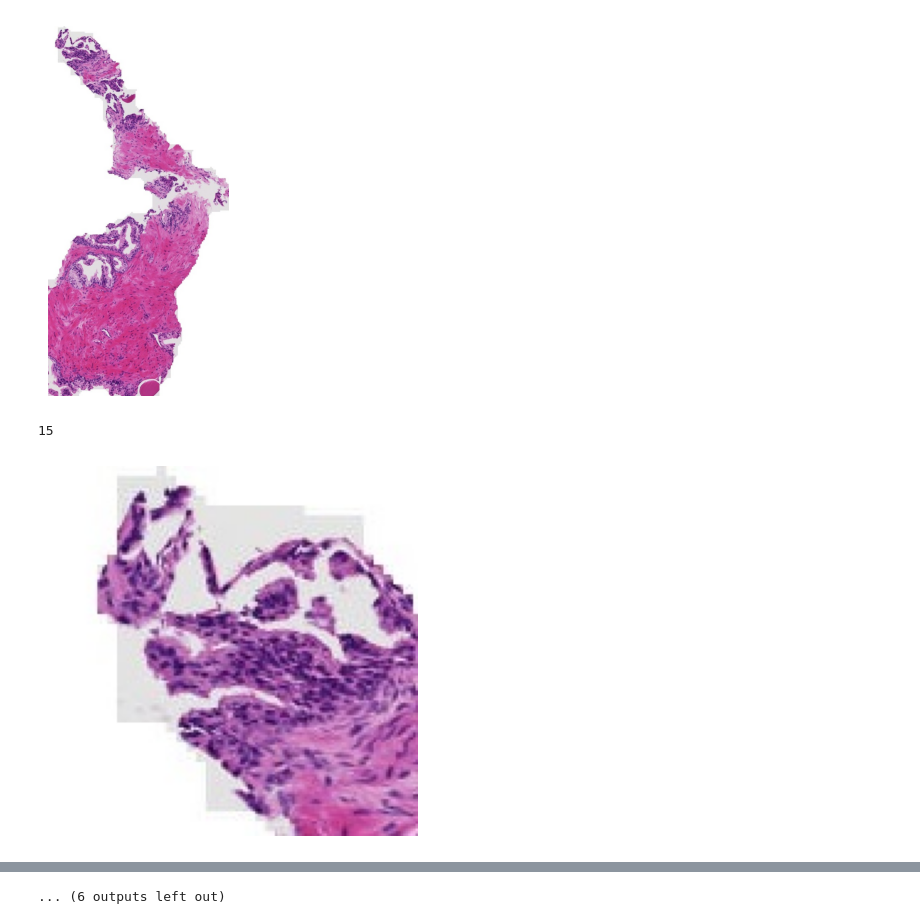
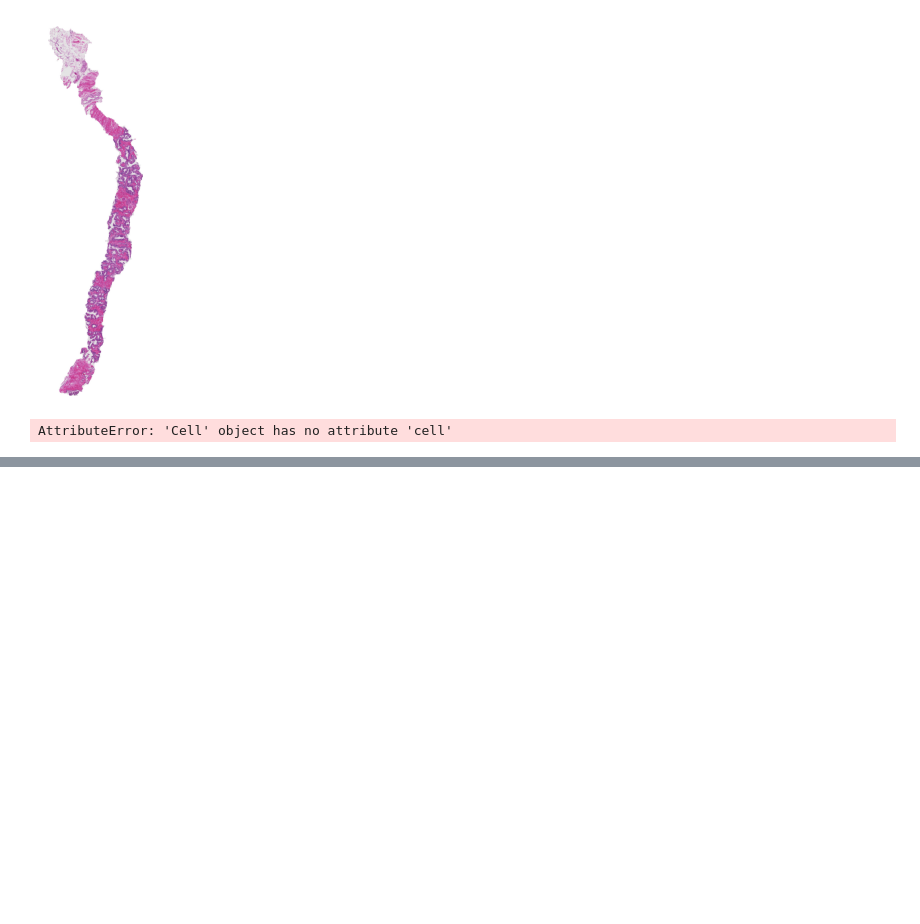
Before and after one commit to BraveCactus/Programing_4Semester, a Jupyter notebook: Computer_Vision/Homework_CV/homework_3/Task_3.ipynb, the cells around one changed output, grey strips where cells are left out. Drawn from its saved outputs; the diff is of its cells as text; code cells hidden in the pictures; blank space fills up the shorter version.

Commit message:
Add class Cell to Task_3

```diff
--- a/Computer_Vision/Homework_CV/homework_3/Task_3.ipynb
+++ b/Computer_Vision/Homework_CV/homework_3/Task_3.ipynb
@@ -4,6 +4,23 @@ import cv2
 import matplotlib.pyplot as plt
 
 %matplotlib inline
+
+#Че надо сделать?
+#1) Начать учитывать cells_number (сортировать ячейки по убыванию)
+#2) Красиво вывести полученные ячейки
+#3) Добавить эффективности поиску ячеек (см последний вывод)
+#4) При cell_size = 200 ломается программа
+#5) Изменить комментарии
+
+class Cell:
+    def __init__(self, x, y, cell_image, cancer_amount = 0):
+        self.x = x
+        self.y = y
+        self.cell_image = cell_image
+        self.cancer_amount = cancer_amount
+
+    def get_coordinates(self):
+        return self.x, self.y
 
 def sliding_windows(image, win_size, win_step):
     '''
@@ -20,24 +37,32 @@ def sliding_windows(image, win_size, win_step):
     for y in range(0, h - win_size + 1, win_size):
         for x in range(0, w - win_size + 1, win_step):
             win = image[y: y + win_size, x: x + win_size]
-            windows.append((x, y,win))
+            c = Cell(x, y, win)
+            windows.append(c)
 
     return windows
 
-def is_correct_cell(cell_image):
+def is_correct_cell(cell):
     '''
     Определяет стоит ли заносить данную ячейку в список тех, что нужно оставить
 
     :param сell_image: элемент списка скользящих окон
     :return: True если threshold часть ячейки заполнена раковыми образованиями, иначе - false
     '''
-    threshold = 0.2 #если такая часть ячейки заполнена раковой опухолью, то запоминаем ее
 
-    total_pixels = cell_image.size
+    h, w, _ = cell.cell_image.shape
 
-    non_white_sum = np.sum(cell_image < 255) #Считаем все не белые пиксели, если их больше чем threshold*total_pixels, то True
+    threshold = 0.9 #если такая часть ячейки заполнена раковой опухолью, то запоминаем ее
 
-    return non_white_sum > (total_pixels * threshold)
+    total_pixels = h * w
+
+    non_white_sum = np.sum(cell.cell_image < 255) #Считаем все не белые пиксели, если их больше чем threshold*total_pixels, то True
+
+    cancer_amount = non_white_sum / total_pixels
+
+    cell.cancer_amount = cancer_amount
+
+    return cell.cancer_amount > threshold, cell
 
 
 def get_cancer_cells(image, cell_size, cell_number):
@@ -54,53 +79,47 @@ def get_cancer_cells(image, cell_size, cell_number):
     n = 10
 
     cell_step = cell_size // n # вместо 10 можно вписать другое число
     cells_list = sliding_windows(image, cell_size, cell_step)
 
     i = 0
     while i != len(cells_list):
-        x, y, cell = cells_list[i]
-        if(is_correct_cell(cell)):
-            suitable_cells.append((x, y, cell))
+        c = cells_list[i]
+        is_correct, cell = is_correct_cell(c)
+        if(is_correct):
+            suitable_cells.append(cell)
+
             i += n
         else:
             i += 1
 
     return suitable_cells
 
 
+cell_size = 150
 
-
-matrix = np.array([[1, 2, 3, 4, 5, 6],
-                    [7, 8, 9, 10, 11, 12],
-                    [13, 14, 15, 16, 17, 18],
-                    [19, 20, 21, 22, 23, 24],
-                    [25, 26, 27, 28, 29, 30],
-                    [31, 32, 33, 34, 35, 36]])
-
-image = cv2.imread('cells/test_train0_1.jpeg')
+image = cv2.imread('cells/train3_1.jpeg')
 image = cv2.cvtColor(image, cv2.COLOR_BGR2RGB)
 
 plt.imshow(image, cmap = 'gray')
 plt.axis('off')
 plt.show()
 
 
-res = get_cancer_cells(image, 150, 10)
+cells = get_cancer_cells(image, cell_size, 10)
 
-print(len(res))
+print(len(cells))
 
-for i in range(len(res)):
-    plt.imshow(res[i][2], cmap = 'gray')
-    plt.axis('off')
-    plt.show()
+# for i in range(len(res)):
+#     plt.imshow(res[i][2], cmap = 'gray')
+#     plt.axis('off')
+#     plt.show()
 
-for x, y, cell in res:
-    cv2.rectangle(image, (x, y), (x + 150, y + 150), (0, 0, 0), 3)
+for cell in cells:
+    cv2.rectangle(image, (cell.x, cell.y), (cell.x + cell_size, cell.y + cell_size), (0, 0, 0), 6)
 
 plt.imshow(image, cmap = 'gray')
 plt.axis('off')
 plt.show()
 # %% [output]
-[figure, old version]
+[figure, new version]
-15
+AttributeError: 'Cell' object has no attribute 'cell'
-[figure, removed]
@@ -116 +125,0 @@ plt.show()
-... (6 outputs left out)
```
Also changed, not shown: parts of 1 cell of this notebook.
